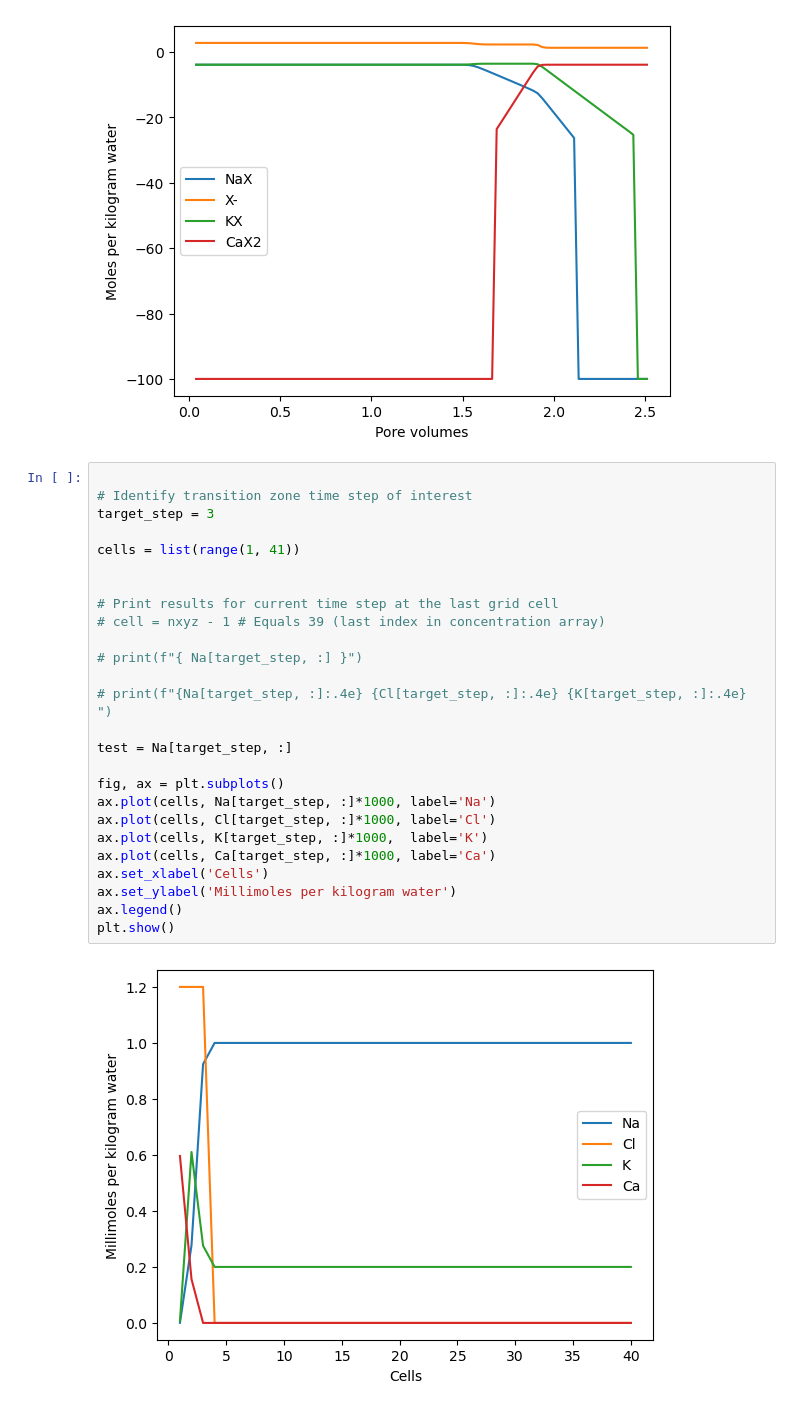
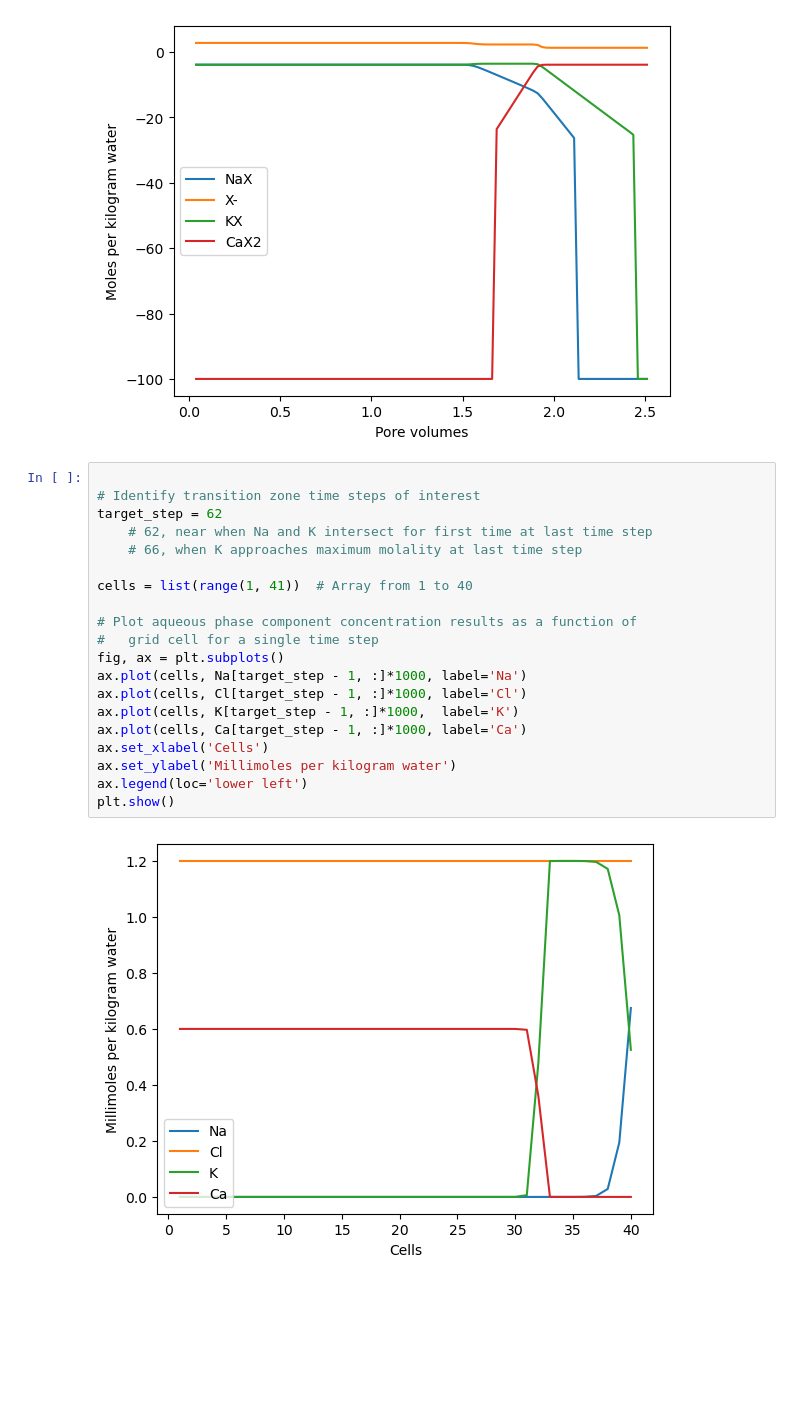
Before and after one commit to usgs-coupled/phreeqcrm, a Jupyter notebook: swig/python/ex11-advect/ex11-advect.ipynb, the cells around one changed output. Saved outputs shown, nothing was run; the diff lists cells and outputs as text; blank space fills up the shorter version.

Commit message:
Update plot at a single time step

```diff
--- a/swig/python/ex11-advect/ex11-advect.ipynb
+++ b/swig/python/ex11-advect/ex11-advect.ipynb
@@ -505,29 +506,23 @@ plt.show()
 [figure]
 # %%
 
-# Identify transition zone time step of interest
-target_step = 3
+# Identify transition zone time steps of interest
+target_step = 62
+    # 62, near when Na and K intersect for first time at last time step
+    # 66, when K approaches maximum molality at last time step
 
-cells = list(range(1, 41))
+cells = list(range(1, 41))  # Array from 1 to 40
 
-
-# Print results for current time step at the last grid cell
-# cell = nxyz - 1 # Equals 39 (last index in concentration array)
-
-# print(f"{ Na[target_step, :] }")
-
-# print(f"{Na[target_step, :]:.4e} {Cl[target_step, :]:.4e} {K[target_step, :]:.4e} ")
-
-test = Na[target_step, :]
-
+# Plot aqueous phase component concentration results as a function of
+#   grid cell for a single time step
 fig, ax = plt.subplots()
-ax.plot(cells, Na[target_step, :]*1000, label='Na')
-ax.plot(cells, Cl[target_step, :]*1000, label='Cl')
-ax.plot(cells, K[target_step, :]*1000,  label='K')
-ax.plot(cells, Ca[target_step, :]*1000, label='Ca')
+ax.plot(cells, Na[target_step - 1, :]*1000, label='Na')
+ax.plot(cells, Cl[target_step - 1, :]*1000, label='Cl')
+ax.plot(cells, K[target_step - 1, :]*1000,  label='K')
+ax.plot(cells, Ca[target_step - 1, :]*1000, label='Ca')
 ax.set_xlabel('Cells')
 ax.set_ylabel('Millimoles per kilogram water')
-ax.legend()
+ax.legend(loc='lower left')
 plt.show()
 # %% [output]
-[figure, old version]
+[figure, new version]
```
Also changed, not shown: parts of 1 cell of this notebook.
